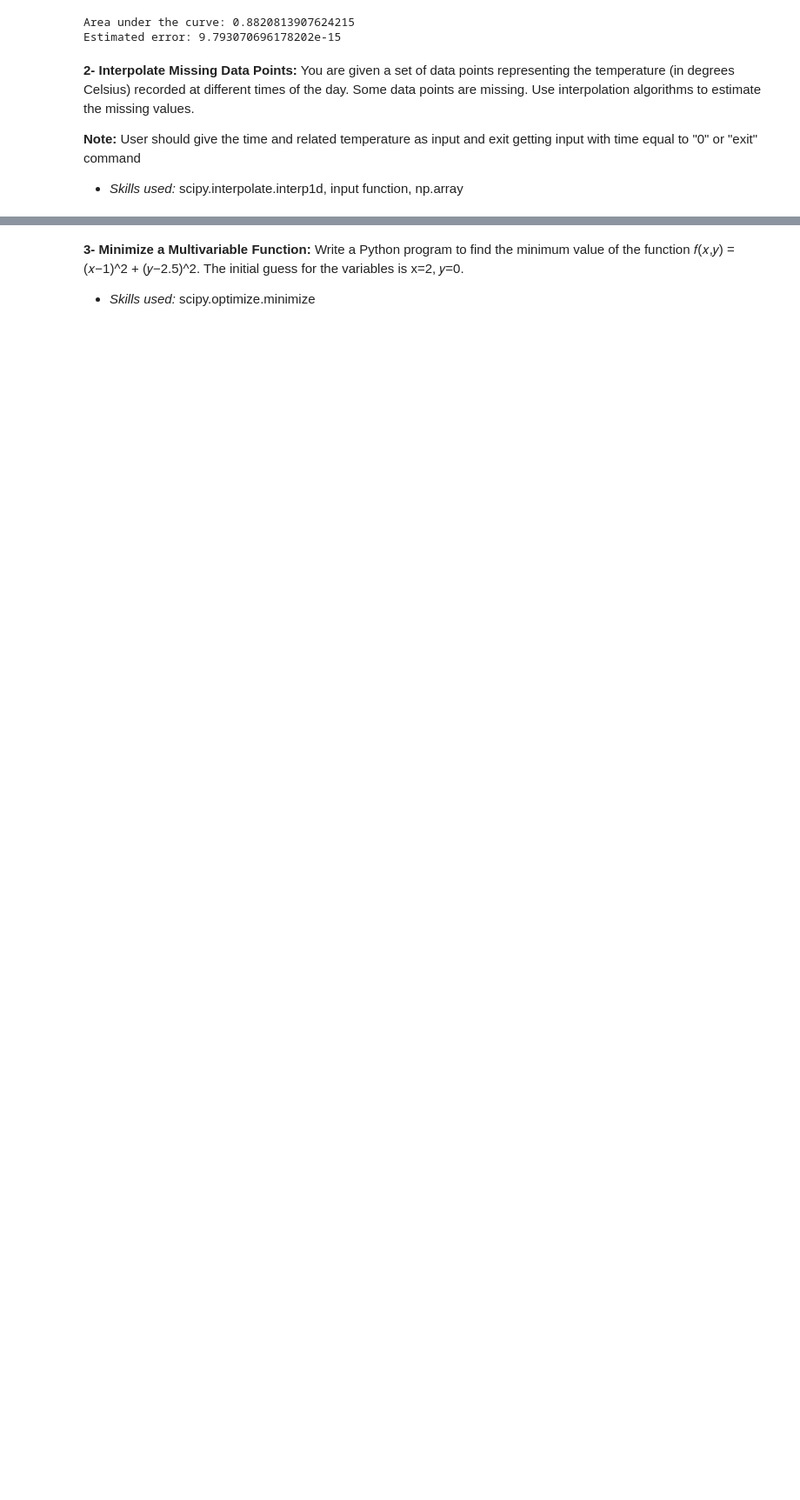
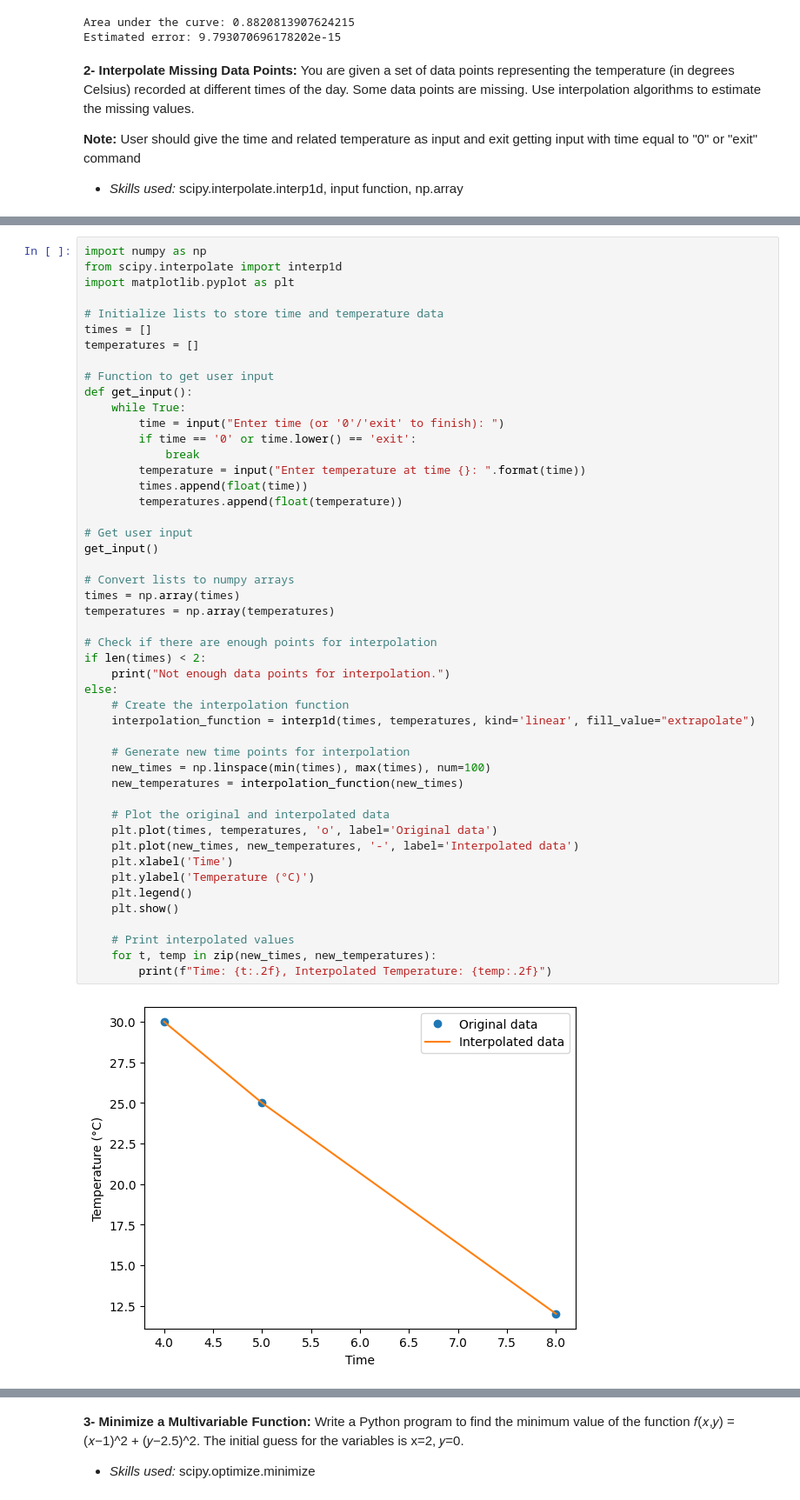
Before and after one commit to MBAhmadi/ML-Learning, a Jupyter notebook: python_project_boot27/Week 5 Assignment.ipynb, the cells around one changed output, grey strips where cells are left out. Shown at 87% size. Drawn from its saved outputs; the diff is of its cells as text; blank space fills up the shorter version.

```diff
--- a/python_project_boot27/Week 5 Assignment.ipynb
+++ b/python_project_boot27/Week 5 Assignment.ipynb
@@ -27,0 +30,50 @@ Estimated error: 9.793070696178202e-15
+# %%
+import numpy as np
+from scipy.interpolate import interp1d
+import matplotlib.pyplot as plt
+
+# Initialize lists to store time and temperature data
+times = []
+temperatures = []
+
+# Function to get user input
+def get_input():
+    while True:
+        time = input("Enter time (or '0'/'exit' to finish): ")
+        if time == '0' or time.lower() == 'exit':
+            break
+        temperature = input("Enter temperature at time {}: ".format(time))
+        times.append(float(time))
+        temperatures.append(float(temperature))
+
+# Get user input
+get_input()
+
+# Convert lists to numpy arrays
+times = np.array(times)
+temperatures = np.array(temperatures)
+
+# Check if there are enough points for interpolation
+if len(times) < 2:
+    print("Not enough data points for interpolation.")
+else:
+    # Create the interpolation function
+    interpolation_function = interp1d(times, temperatures, kind='linear', fill_value="extrapolate")
+
+    # Generate new time points for interpolation
+    new_times = np.linspace(min(times), max(times), num=100)
+    new_temperatures = interpolation_function(new_times)
+
+    # Plot the original and interpolated data
+    plt.plot(times, temperatures, 'o', label='Original data')
+    plt.plot(new_times, new_temperatures, '-', label='Interpolated data')
+    plt.xlabel('Time')
+    plt.ylabel('Temperature (°C)')
+    plt.legend()
+    plt.show()
+
+    # Print interpolated values
+    for t, temp in zip(new_times, new_temperatures):
+        print(f"Time: {t:.2f}, Interpolated Temperature: {temp:.2f}")
+# %% [output]
+[figure, added]
```
Also changed, not shown: parts of 2 cells of this notebook.
